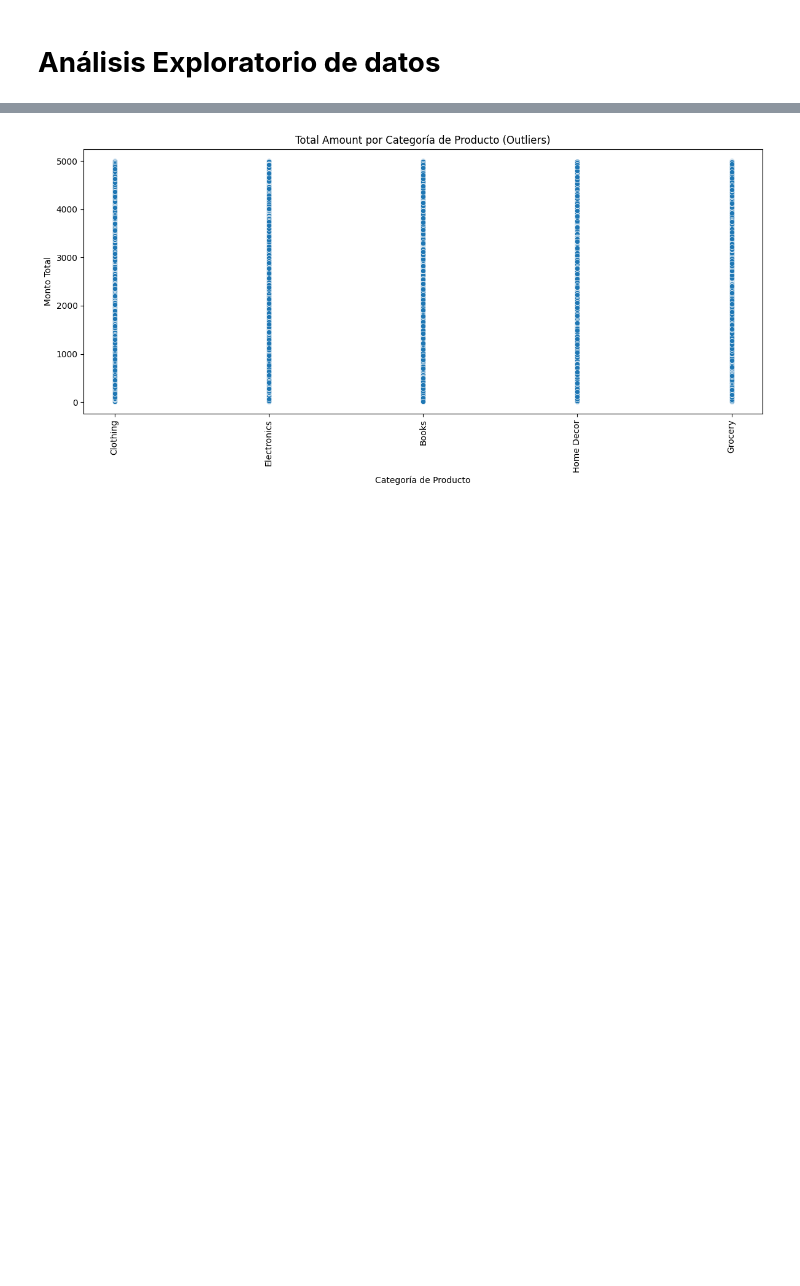
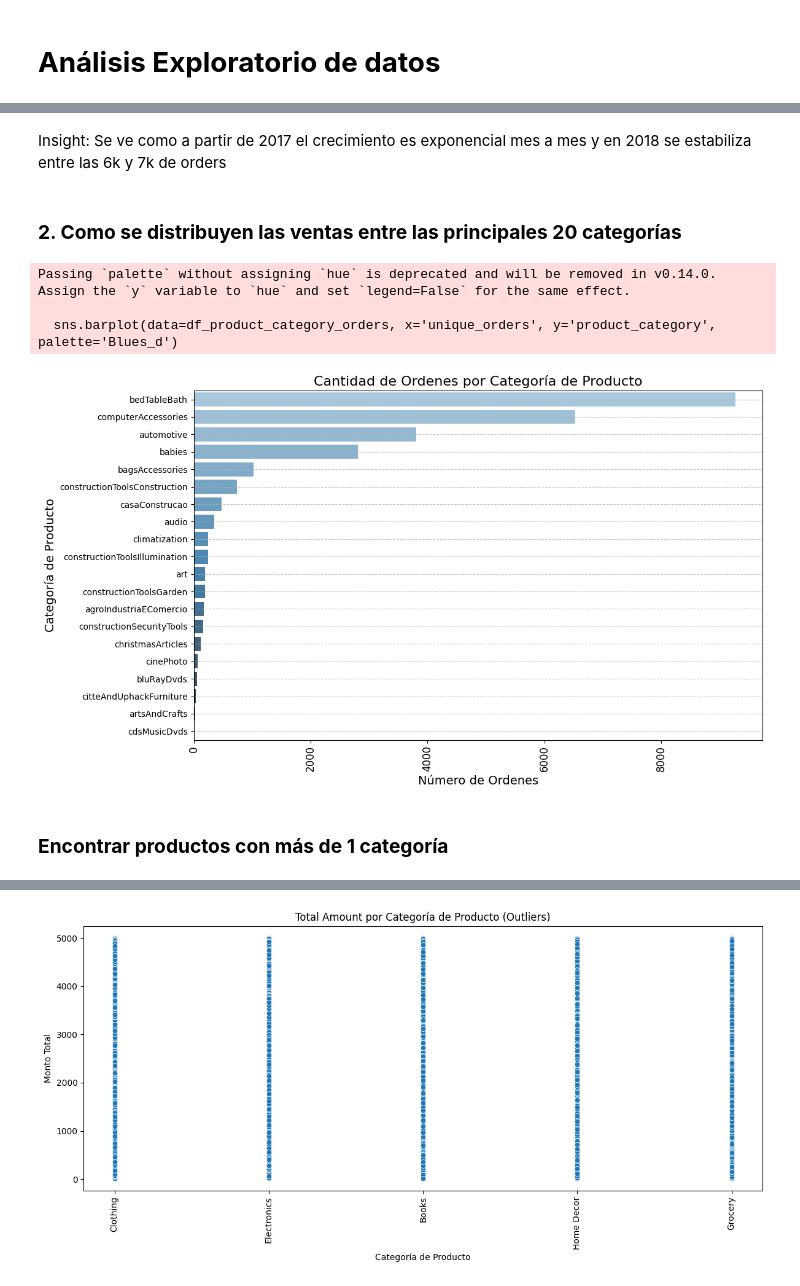
Before and after one commit to nicobotti91/coderds, a Jupyter notebook: etapas_basicas_dsii_botti_1er_entrega_testDSI.ipynb, the cells around one changed output, grey strips where cells are left out. Drawn from its saved outputs; the diff is of its cells as text; code cells hidden in the pictures; blank space fills up the shorter version.

```diff
--- a/etapas_basicas_dsii_botti_1er_entrega_testDSI.ipynb
+++ b/etapas_basicas_dsii_botti_1er_entrega_testDSI.ipynb
@@ -440,0 +493,9 @@ df_original[(df_original['Product_Brand'] == 'Adidas') & (df_original['products'
+# %%
+# Crear una columna nueva que tenga el año y mes en que se realizaron las ventas
+df_merged_total['purchase_date_YYYYMM'] = df_merged_total['order_purchase_timestamp'].dt.strftime('%Y%m').astype(int)
+# %%
+# Crear una columna nueva que represente el tamaño del producto multiplicando sus medidas
+df_merged_total['product_size'] = df_merged_total['product_length_cm'] * df_merged_total['product_height_cm'] * df_merged_total['product_width_cm']
+# %%
+# Renombrar la columna product category para que tenga guión bajo y mantenga la misma nomenclatura que las demás
+df_merged_total.rename(columns={'product category': 'product_category'}, inplace=True)
@@ -444,0 +612,32 @@ df_original[(df_original['Product_Brand'] == 'Adidas') & (df_original['products'
+# %% [markdown]
+Insight: Se ve como a partir de 2017 el crecimiento es exponencial mes a mes y en 2018 se estabiliza entre las 6k y 7k de orders
+# %% [markdown]
+### **2. Como se distribuyen las ventas entre las principales 20 categorías**
+# %%
+# Count the number of unique order_ids per product_category
+df_product_category_orders = df_merged_total.groupby('product_category')['order_id'].nunique().reset_index(name='unique_orders').head(20)
+
+# Sort the data by the number of unique orders in descending order
+df_product_category_orders = df_product_category_orders.sort_values(by='unique_orders', ascending=False)
+
+# Create the countplot
+plt.figure(figsize=(12, 7))
+sns.barplot(data=df_product_category_orders, x='unique_orders', y='product_category', palette='Blues_d')
+
+# Configure the plot
+plt.title('Cantidad de Ordenes por Categoría de Producto', fontsize=16)
+plt.xlabel('Número de Ordenes', fontsize=14)
+plt.ylabel('Categoría de Producto', fontsize=14)
+plt.xticks(rotation=90, fontsize=12)
+plt.grid(axis='y', linestyle='--', alpha=0.7)
+
+# Show the plot
+plt.tight_layout()
+plt.show()
+# %% [output]
+Passing `palette` without assigning `hue` is deprecated and will be removed in v0.14.0. Assign the `y` variable to `hue` and set `legend=False` for the same effect.
+
+  sns.barplot(data=df_product_category_orders, x='unique_orders', y='product_category', palette='Blues_d')
+[figure, added]
+# %% [markdown]
+### **Encontrar productos con más de 1 categoría**
```
Also changed, not shown: parts of 22 cells of this notebook.
